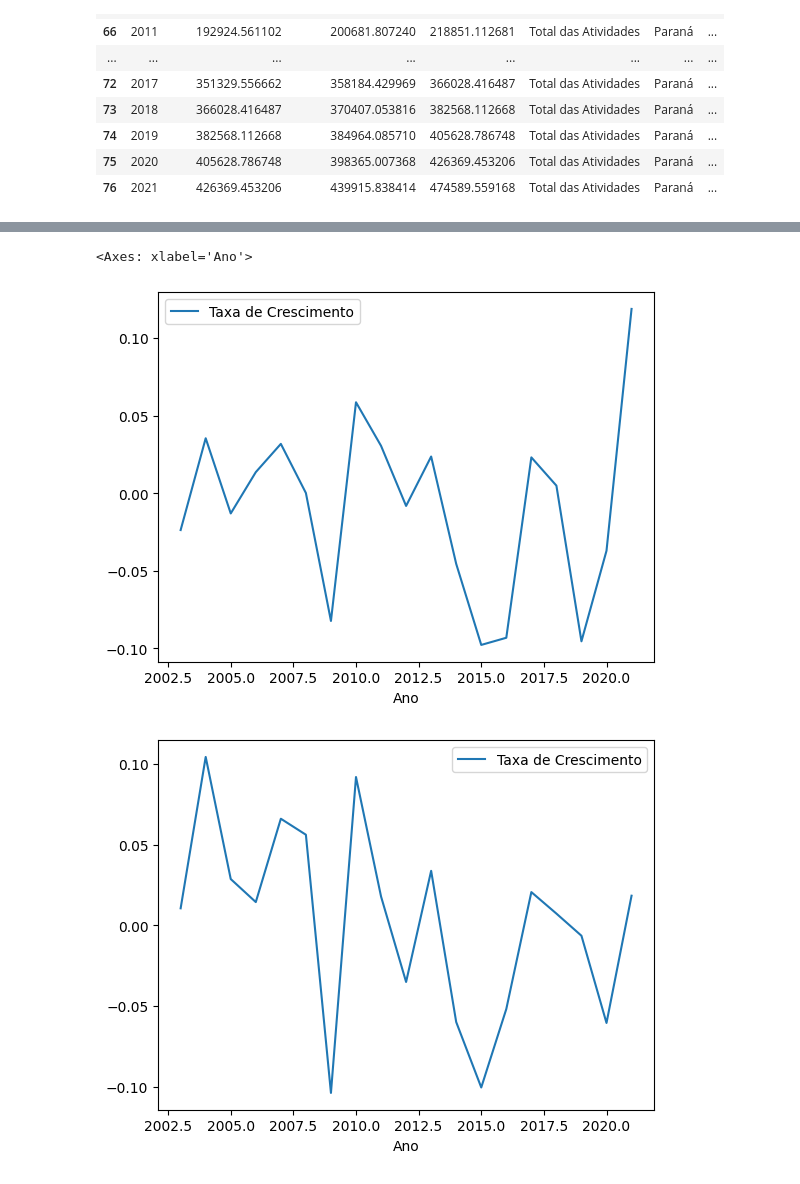
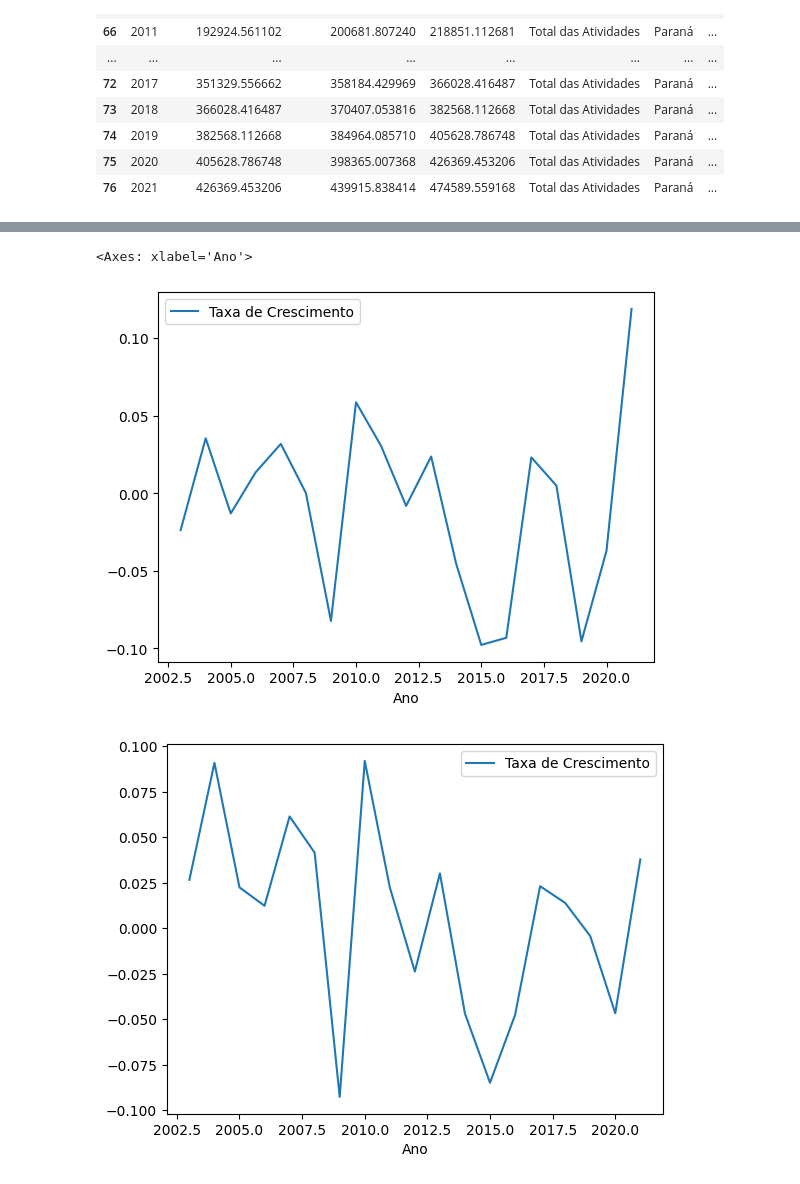
Before and after one commit to leoaucar/tratamento_contas_regionais, a Jupyter notebook: extracao_categorias.ipynb, the cells around one changed output, grey strips where cells are left out. Drawn from its saved outputs; the diff is of its cells as text; code cells hidden in the pictures.

```diff
--- a/extracao_categorias.ipynb
+++ b/extracao_categorias.ipynb
@@ -92,7 +85,0 @@ Index(['Ano', 'Valor_ano_anterior', 'Valor_preço_anterior', 'Valor_corrente',
-# %%
-#CONTINAUR DEPOIS, construção do DF da industria comoo um todo
-estados['Rio de Janeiro']['Industria'] = dict()
-industria_rio = pd.DataFrame(columns=['Ano', 'Valor_ano_anterior', 'Valor_preço_anterior', 'Valor_corrente',
-       'Categoria', 'Local', 'Taxa de Crescimento'])
-for i in
-estados['Rio de Janeiro']['Industria'] = industria_rio
@@ -105,8 +116,9 @@ atividades_importantes = ['Total das Atividades','Indústrias extrativas',
 # %%
 estados['Rio de Janeiro']['Indústrias de Transformação'][['Ano','Taxa de Crescimento']].plot(x='Ano')
-estados['São Paulo']['Indústrias de Transformação'][['Ano','Taxa de Crescimento']].plot(x='Ano')
+#estados['São Paulo']['Indústrias de Transformação'][['Ano','Taxa de Crescimento']].plot(x='Ano')
+estados['Brasil']['Indústrias de Transformação'][['Ano','Taxa de Crescimento']].plot(x='Ano')
 # %% [output]
 <Axes: xlabel='Ano'>
 [figure]
-[figure, old version]
+[figure, new version]
 # %%
```
Also changed, not shown: parts of 7 cells of this notebook, 24 other files.
